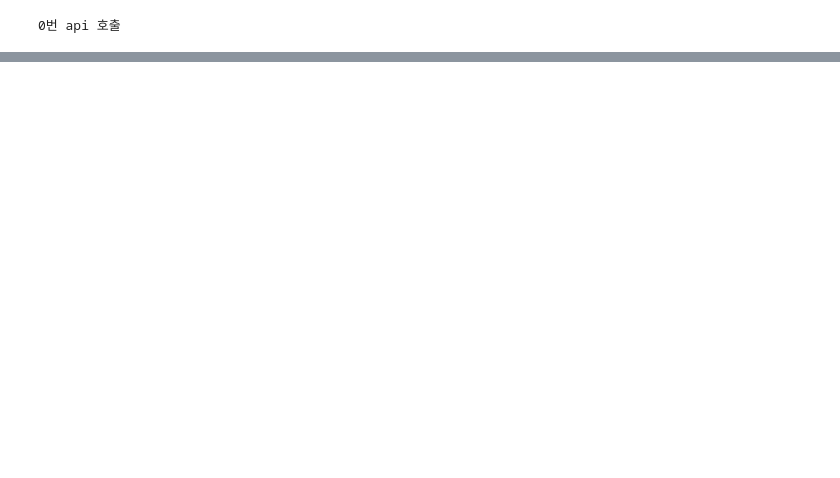
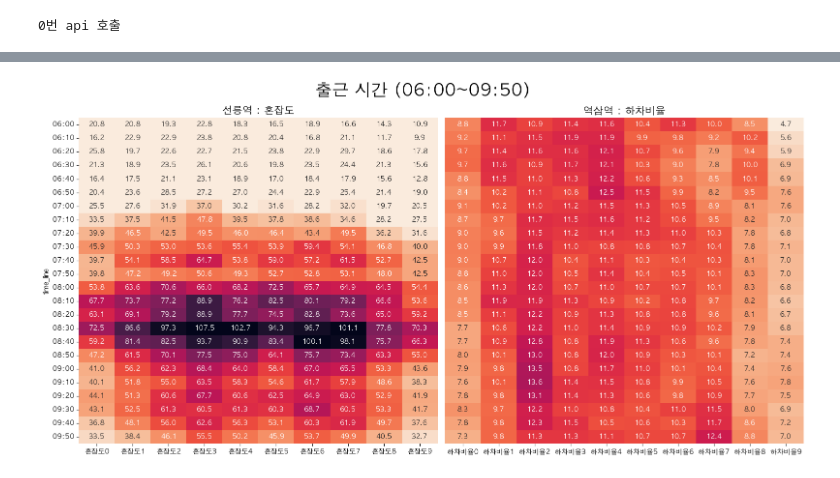
Before and after one commit to portion-jack/Project_best_rushhour_subway_ver, a Jupyter notebook: _main_.ipynb, the cells around one changed output, grey strips where cells are left out. Cells and saved outputs as stored; diff of their text form; code cells hidden in the pictures; blank space fills up the shorter version.

```diff
--- a/_main_.ipynb
+++ b/_main_.ipynb
@@ -128,0 +193,3 @@ plot_getoff_sectional(df_3_next)
+# %%
+path_1=sorted(glob(f'Intergrated_data/??_{st_line}_{st_name}*.csv'))
+path_2=sorted(glob(f'Intergrated_data/??_{st_line}_{st_name_next}*.csv'))
@@ -128,0 +230,46 @@ plot_getoff_sectional(df_3_next)
+# %%
+df_1['time_line'] = df_1['hh'].apply(lambda x : str(x).zfill(2) + ":") + df_1['mm'].apply(lambda x : str(x).zfill(2))
+df_1_next['time_line'] = df_1_next['hh'].apply(lambda x : str(x).zfill(2) + ":") + df_1_next['mm'].apply(lambda x : str(x).zfill(2))
+
+df_2['time_line'] = df_2['hh'].apply(lambda x : str(x).zfill(2) + ":") + df_2['mm'].apply(lambda x : str(x).zfill(2))
+df_2_next['time_line'] = df_2_next['hh'].apply(lambda x : str(x).zfill(2) + ":") + df_2_next['mm'].apply(lambda x : str(x).zfill(2))
+
+df_3['time_line'] = df_3['hh'].apply(lambda x : str(x).zfill(2) + ":") + df_3['mm'].apply(lambda x : str(x).zfill(2))
+df_3_next['time_line'] = df_3_next['hh'].apply(lambda x : str(x).zfill(2) + ":") + df_3_next['mm'].apply(lambda x : str(x).zfill(2))
+# %%
+df_2=pd.concat([df_2.drop(columns=['congestionCar']),df_2['congestionCar'].apply(pd.Series).add_prefix('혼잡도')],axis=1)
+df_2_next=pd.concat([df_2_next.drop(columns=['congestionCar']),df_2_next['congestionCar'].apply(pd.Series).add_prefix('혼잡도')],axis=1)
+
+df_3=pd.concat([df_3.drop(columns=['getOffCarRate']),df_3['getOffCarRate'].apply(pd.Series).add_prefix('하차비율')],axis=1)
+df_3_next=pd.concat([df_3_next.drop(columns=['getOffCarRate']),df_3_next['getOffCarRate'].apply(pd.Series).add_prefix('하차비율')],axis=1)
+# %%
+# 출근 시간 (06:00~09:50)
+plt.figure(figsize=(16,8))
+plt.subplot(1,2,1)
+sns.heatmap(data=df_2[df_2['time_line'].str.startswith('0')].groupby('time_line')[[i for i in df_2.columns if i.startswith('혼잡도')]].mean(),
+            cmap='rocket_r',
+            annot=True,
+            fmt='.1f',
+            vmin=30,
+            vmax=100,
+            cbar=False
+            )
+plt.title(df_2['stationName'].unique()[0]+' : 혼잡도',fontsize=15)
+plt.tight_layout()
+plt.subplot(1,2,2)
+sns.heatmap(data=df_3_next[df_3_next['time_line'].str.startswith('0')].groupby('time_line')[[i for i in df_3_next.columns if i.startswith('하차비율')]].mean(),
+            cmap='rocket_r',
+            annot=True,
+            fmt='.1f',
+            cbar=False,
+            vmin=50/len([i for i in df_3_next.columns if i.startswith('하차비율')]),
+            vmax=200/len([i for i in df_3_next.columns if i.startswith('하차비율')])
+            )
+plt.title(df_3_next['stationName'].unique()[0]+' : 하차비율',fontsize=15)
+plt.yticks([])
+plt.ylabel('')
+plt.suptitle("출근 시간 (06:00~09:50)", fontsize=25)
+plt.tight_layout()
+plt.show()
+# %% [output]
+[figure, added]
```
Also changed, not shown: parts of 28 cells of this notebook, 5 other files.
